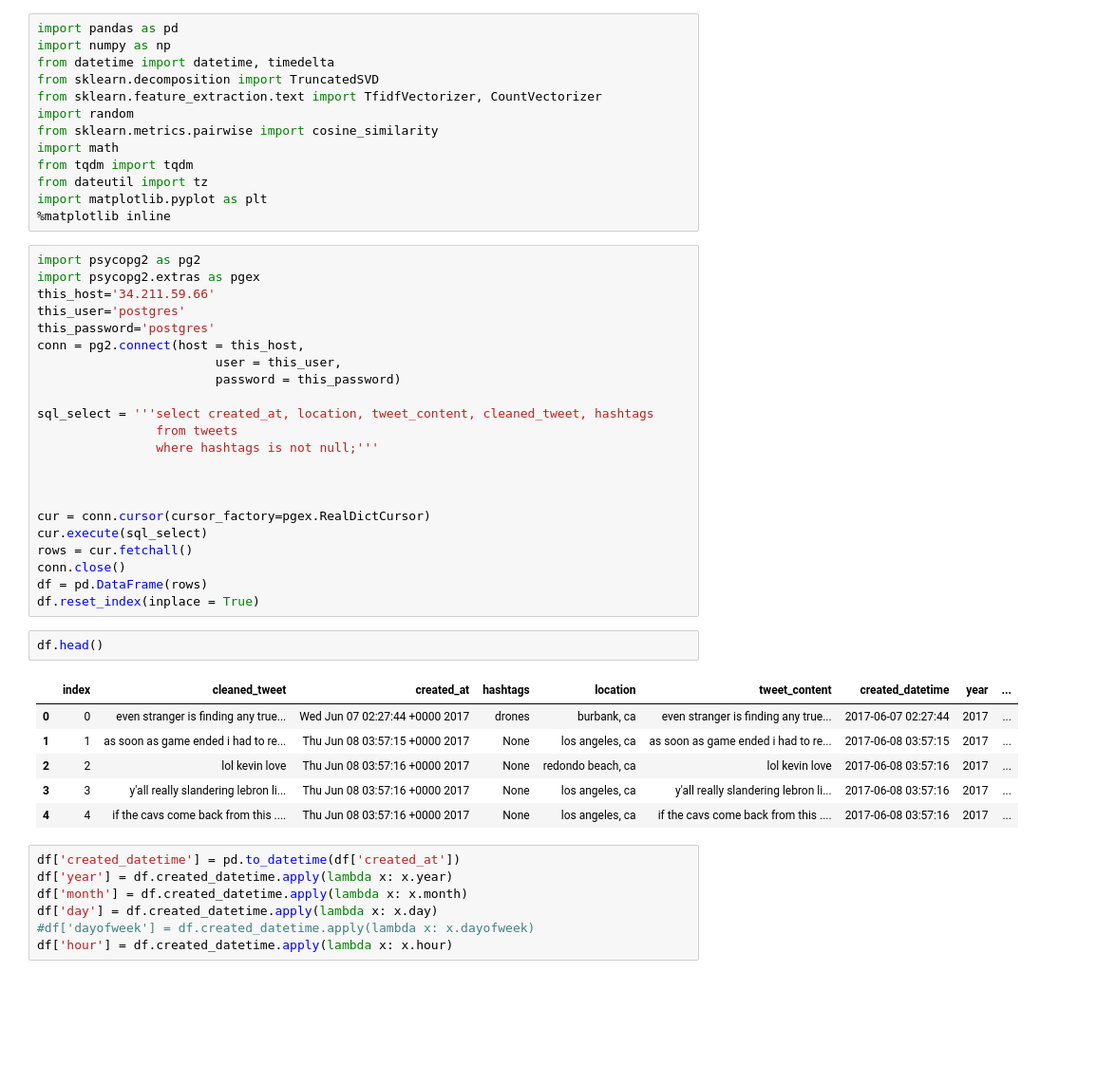
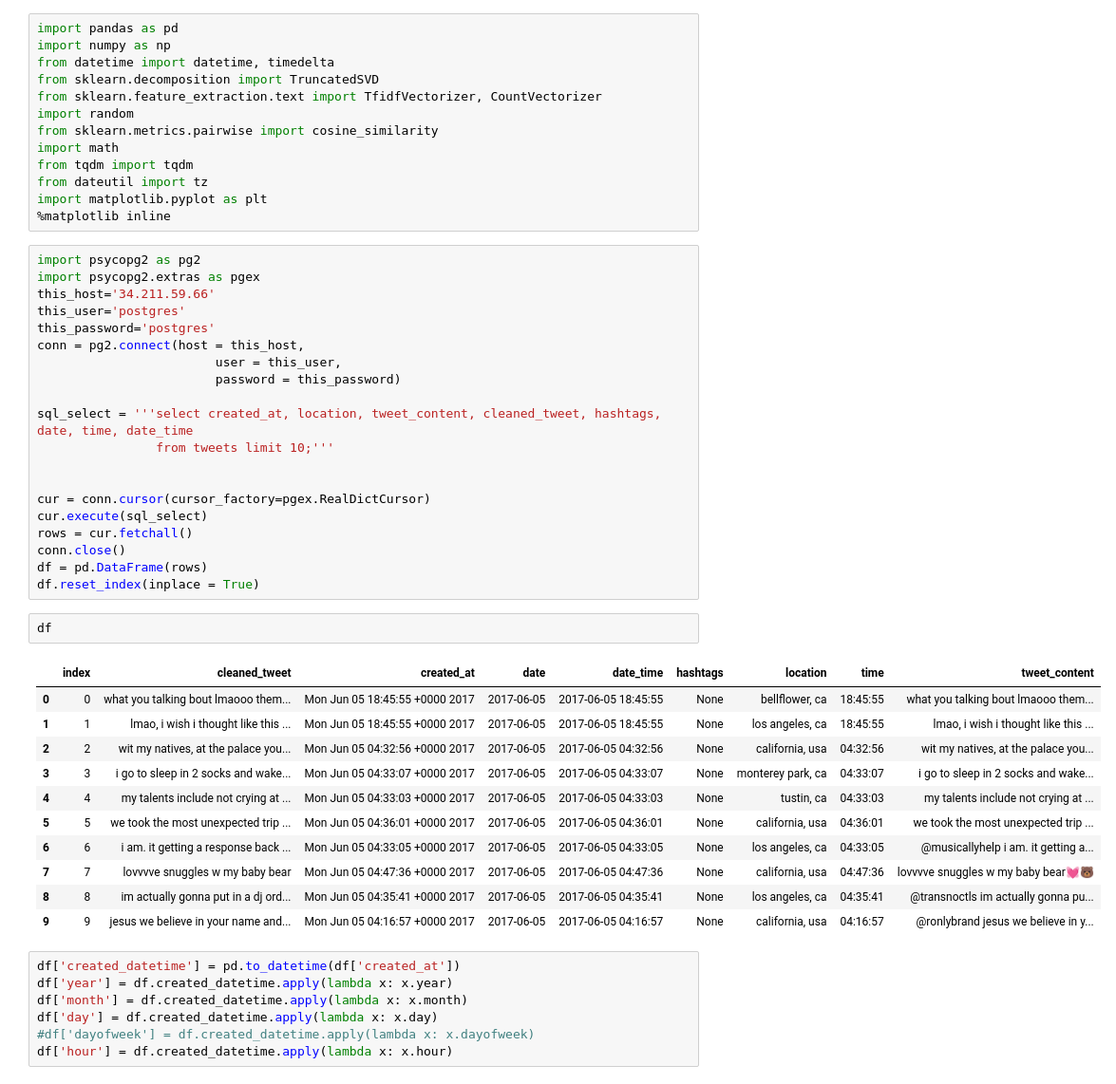
Before and after one commit to joyce-lin/Project_Twitter_NLP, a Jupyter notebook: ipynb/Hashtags_Modeling_WhatsTrending.ipynb, the cells around one changed output. Shown at 95% size. Saved outputs shown, nothing was run; the diff lists cells and outputs as text; blank space fills up the shorter version.

```diff
--- a/ipynb/Hashtags_Modeling_WhatsTrending.ipynb
+++ b/ipynb/Hashtags_Modeling_WhatsTrending.ipynb
@@ -21,10 +21,8 @@ conn = pg2.connect(host = this_host,
                         user = this_user,
                         password = this_password)
 
-sql_select = '''select created_at, location, tweet_content, cleaned_tweet, hashtags
-                from tweets
-                where hashtags is not null;'''
-
+sql_select = '''select created_at, location, tweet_content, cleaned_tweet, hashtags, date, time, date_time
+                from tweets limit 10;'''
 
 
 cur = conn.cursor(cursor_factory=pgex.RealDictCursor)
@@ -34,14 +32,19 @@ conn.close()
 df = pd.DataFrame(rows)
 df.reset_index(inplace = True)
 # %%
-df.head()
+df
 # %% [output]
-|  | index | cleaned_tweet | created_at | hashtags | location | tweet_content | created_datetime | year | ... |
-| 0 | 0 | even stranger is finding any true... | Wed Jun 07 02:27:44 +0000 2017 | drones | burbank, ca | even stranger is finding any true... | 2017-06-07 02:27:44 | 2017 | ... |
-| 1 | 1 | as soon as game ended i had to re... | Thu Jun 08 03:57:15 +0000 2017 | None | los angeles, ca | as soon as game ended i had to re... | 2017-06-08 03:57:15 | 2017 | ... |
-| 2 | 2 | lol kevin love | Thu Jun 08 03:57:16 +0000 2017 | None | redondo beach, ca | lol kevin love | 2017-06-08 03:57:16 | 2017 | ... |
-| 3 | 3 | y'all really slandering lebron li... | Thu Jun 08 03:57:16 +0000 2017 | None | los angeles, ca | y'all really slandering lebron li... | 2017-06-08 03:57:16 | 2017 | ... |
-| 4 | 4 | if the cavs come back from this .... | Thu Jun 08 03:57:16 +0000 2017 | None | los angeles, ca | if the cavs come back from this .... | 2017-06-08 03:57:16 | 2017 | ... |
+|  | index | cleaned_tweet | created_at | date | date_time | hashtags | location | time | tweet_content |
+| 0 | 0 | what you talking bout lmaooo them... | Mon Jun 05 18:45:55 +0000 2017 | 2017-06-05 | 2017-06-05 18:45:55 | None | bellflower, ca | 18:45:55 | what you talking bout lmaooo them... |
+| 1 | 1 | lmao, i wish i thought like this ... | Mon Jun 05 18:45:55 +0000 2017 | 2017-06-05 | 2017-06-05 18:45:55 | None | los angeles, ca | 18:45:55 | lmao, i wish i thought like this ... |
+| 2 | 2 | wit my natives, at the palace you... | Mon Jun 05 04:32:56 +0000 2017 | 2017-06-05 | 2017-06-05 04:32:56 | None | california, usa | 04:32:56 | wit my natives, at the palace you... |
+| 3 | 3 | i go to sleep in 2 socks and wake... | Mon Jun 05 04:33:07 +0000 2017 | 2017-06-05 | 2017-06-05 04:33:07 | None | monterey park, ca | 04:33:07 | i go to sleep in 2 socks and wake... |
+| 4 | 4 | my talents include not crying at ... | Mon Jun 05 04:33:03 +0000 2017 | 2017-06-05 | 2017-06-05 04:33:03 | None | tustin, ca | 04:33:03 | my talents include not crying at ... |
+| 5 | 5 | we took the most unexpected trip ... | Mon Jun 05 04:36:01 +0000 2017 | 2017-06-05 | 2017-06-05 04:36:01 | None | california, usa | 04:36:01 | we took the most unexpected trip ... |
+| 6 | 6 | i am. it getting a response back ... | Mon Jun 05 04:33:05 +0000 2017 | 2017-06-05 | 2017-06-05 04:33:05 | None | los angeles, ca | 04:33:05 | @musicallyhelp i am. it getting a... |
+| 7 | 7 | lovvvve snuggles w my baby bear | Mon Jun 05 04:47:36 +0000 2017 | 2017-06-05 | 2017-06-05 04:47:36 | None | california, usa | 04:47:36 | lovvvve snuggles w my baby bear💓🐻 |
+| 8 | 8 | im actually gonna put in a dj ord... | Mon Jun 05 04:35:41 +0000 2017 | 2017-06-05 | 2017-06-05 04:35:41 | None | los angeles, ca | 04:35:41 | @transnoctls im actually gonna pu... |
+| 9 | 9 | jesus we believe in your name and... | Mon Jun 05 04:16:57 +0000 2017 | 2017-06-05 | 2017-06-05 04:16:57 | None | california, usa | 04:16:57 | @ronlybrand jesus we believe in y... |
 # %%
 df['created_datetime'] = pd.to_datetime(df['created_at'])
 df['year'] = df.created_datetime.apply(lambda x: x.year)
```
Also changed, not shown: 2 other files.
